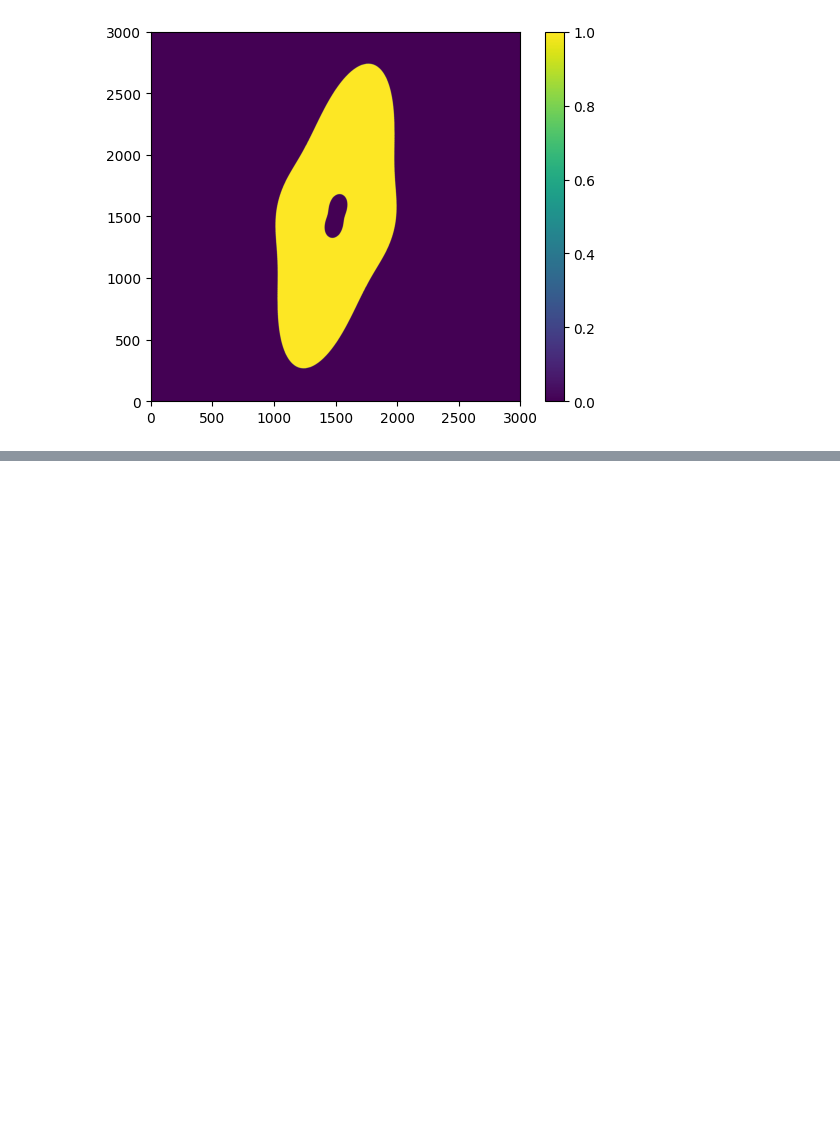
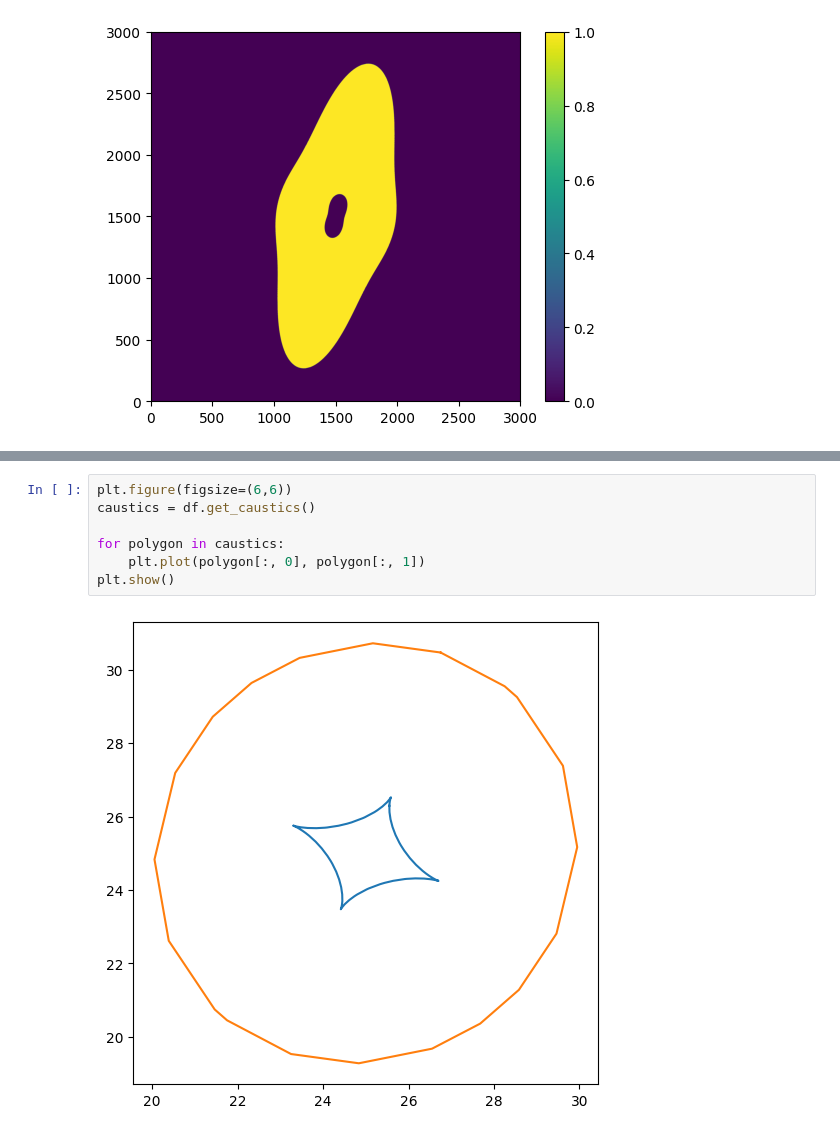
Before and after one commit to OliverRedhead/Gravitational-Lensing, a Jupyter notebook: wk1/PIEMD/piemd_testing.ipynb, the cells around one changed output, grey strips where cells are left out. Cells and saved outputs as stored; diff of their text form; blank space fills up the shorter version.

Commit message:
developed get_caustics() method

```diff
--- a/wk1/PIEMD/piemd_testing.ipynb
+++ b/wk1/PIEMD/piemd_testing.ipynb
@@ -99 +110,10 @@ plt.show()
+# %%
+plt.figure(figsize=(6,6))
+caustics = df.get_caustics()
+
+for polygon in caustics:
+    plt.plot(polygon[:, 0], polygon[:, 1])
+plt.show()
+# %% [output]
+[figure, added]
 # %%
```
Also changed, not shown: parts of 10 cells of this notebook, 4 other files.
